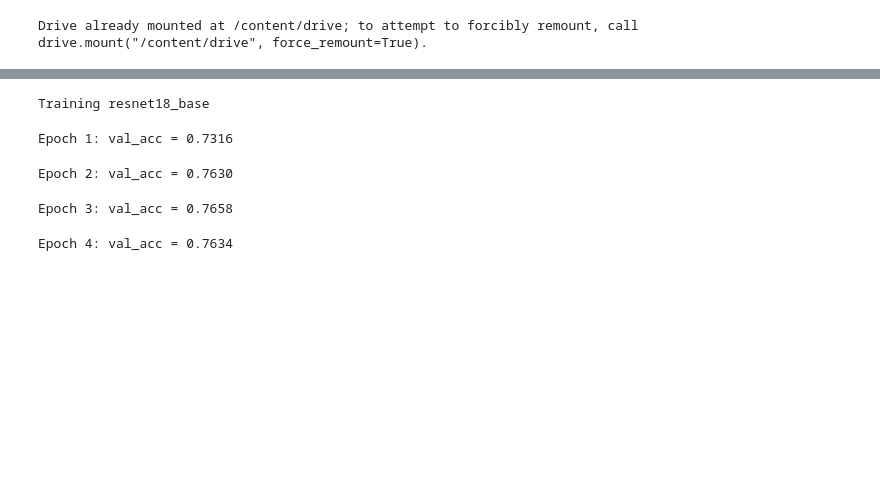
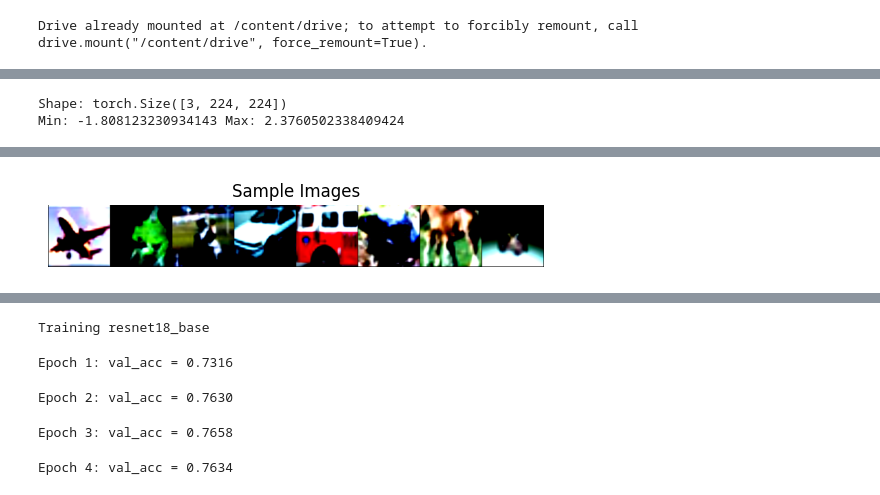
Before and after one commit to Khoawawa/DeepLearning-HCMUT-ASS-MS, a Jupyter notebook: ImageClassification.ipynb, the cells around one changed output, grey strips where cells are left out. Drawn from its saved outputs; the diff is of its cells as text; code cells hidden in the pictures; blank space fills up the shorter version.

```diff
--- a/ImageClassification.ipynb
+++ b/ImageClassification.ipynb
@@ -85,0 +128,23 @@ classes = (
+# %%
+img, label = train_dataset_full[0]
+print("Shape:", img.shape)
+print("Min:", img.min().item(), "Max:", img.max().item())
+# %% [output]
+Shape: torch.Size([3, 224, 224])
+Min: -1.808123230934143 Max: 2.3760502338409424
+# %%
+
+def show_samples(loader):
+    dataiter = iter(loader)
+    images, labels = next(dataiter)
+
+    grid = torchvision.utils.make_grid(images[:8])
+
+    plt.figure()
+    plt.imshow(grid.permute(1,2,0))
+    plt.title("Sample Images")
+    plt.axis("off")
+    plt.show()
+
+show_samples(trainloader)
+# %% [output]
@@ -85,0 +152 @@ classes = (
+[figure, added]
```
Also changed, not shown: parts of 7 cells of this notebook.
